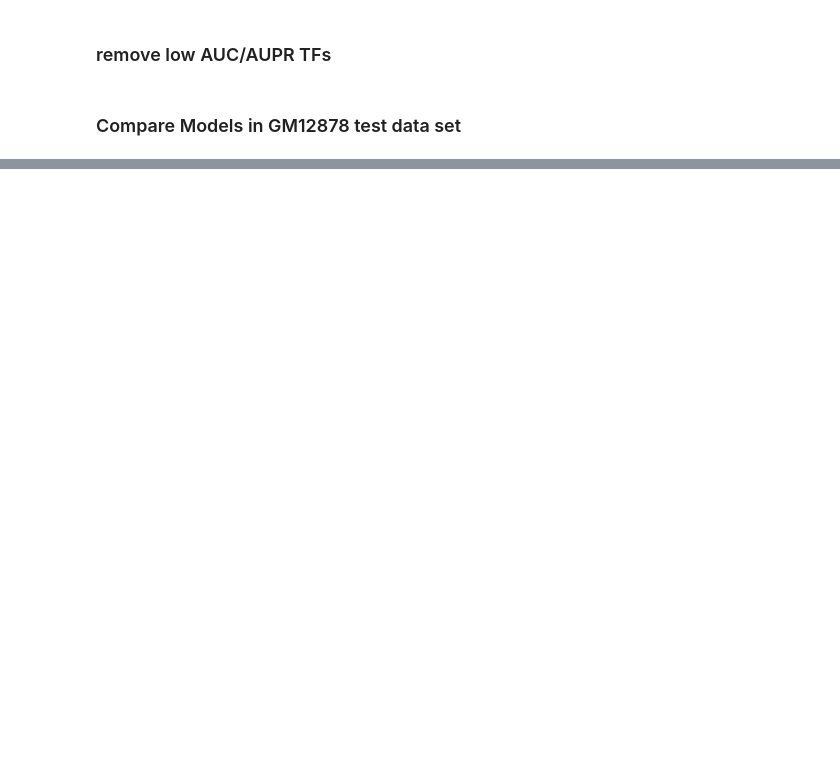
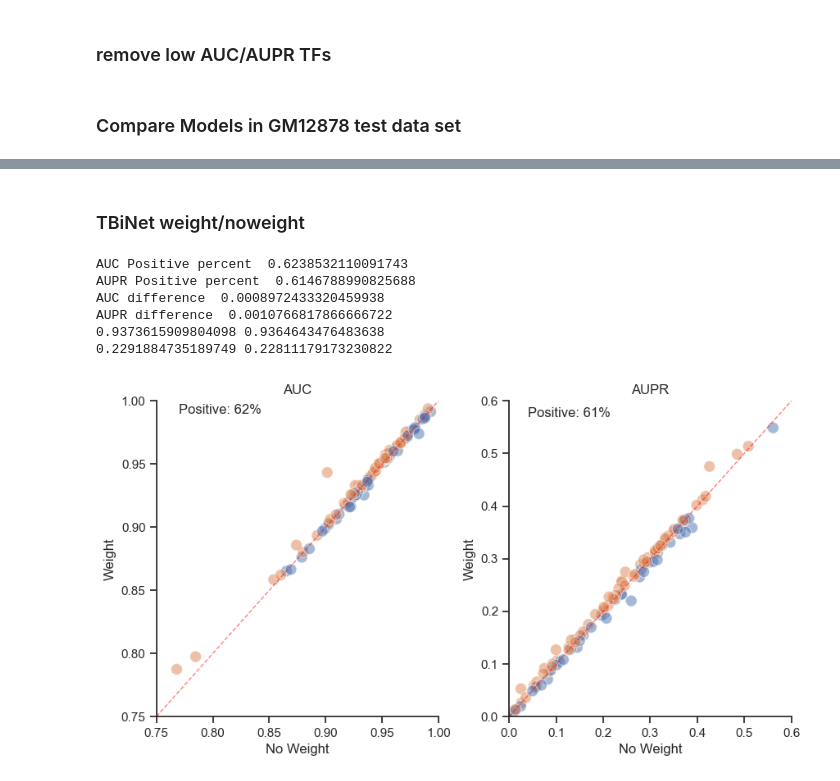
Before and after one commit to cmf1997/tfnet, a Jupyter notebook: others.ipynb, the cells around one changed output, grey strips where cells are left out. Drawn from its saved outputs; the diff is of its cells as text; code cells hidden in the pictures; blank space fills up the shorter version.

Commit message:
plot

```diff
--- a/others.ipynb
+++ b/others.ipynb
@@ -95,0 +99,12 @@ Deepformer_GM12878 = pd.read_csv("Deepformer_GM12878.eval.repl.tsv", header=0, i
+# %%
+scFAN_GM12878_noweight["Model"] = "scFAN"
+DeepATT_GM12878_noweight["Model"] = "DeepATT"
+DanQ_GM12878_noweight["Model"] = "DanQ"
+TBiNet_GM12878_noweight["Model"] = "TBiNet"
+Deepformer_GM12878_noweight["Model"] = "DeepFormer"
+
+scFAN_GM12878["Model"] = "scFAN"
+DeepATT_GM12878["Model"] = "DeepATT"
+DanQ_GM12878["Model"] = "DanQ"
+TBiNet_GM12878["Model"] = "TBiNet"
+Deepformer_GM12878["Model"] = "DeepFormer"
@@ -95,0 +239,60 @@ Deepformer_GM12878 = pd.read_csv("Deepformer_GM12878.eval.repl.tsv", header=0, i
+# %% [markdown]
+### TBiNet weight/noweight
+# %%
+custom_params = {"axes.spines.right": False, "axes.spines.top": False}
+sns.set_theme(style="ticks", rc=custom_params)
+
+fig, axs = plt.subplots(ncols=2)
+plt.subplots_adjust(wspace=0.25, hspace=0.25)
+plt.rcParams['figure.figsize']= (10, 5)
+custom_params = {"axes.spines.right": False, "axes.spines.top": False}
+sns.set_theme(style="ticks", rc=custom_params)
+
+
+auc_plot_data = pd.merge(TBiNet_GM12878_noweight.melt(id_vars=["TF_name"], value_vars=["AUC"], value_name="No Weight"), TBiNet_GM12878.melt(id_vars=["TF_name"], value_vars=["AUC"], value_name="Weight"), on=["TF_name","variable"], how="inner")
+auc_plot_data['group'] = auc_plot_data['No Weight'] < auc_plot_data['Weight']
+aupr_plot_data = pd.merge(TBiNet_GM12878_noweight.melt(id_vars=["TF_name"], value_vars=["AUPR"], value_name="No Weight"), TBiNet_GM12878.melt(id_vars=["TF_name"], value_vars=["AUPR"], value_name="Weight"), on=["TF_name","variable"], how="inner")
+aupr_plot_data['group'] = aupr_plot_data['No Weight'] < aupr_plot_data['Weight']
+print("AUC Positive percent ",sum(auc_plot_data['group'])/len(auc_plot_data['group']))
+print("AUPR Positive percent ",sum(aupr_plot_data['group'])/len(aupr_plot_data['group']))
+print("AUC difference ", auc_plot_data['Weight'].mean() - auc_plot_data['No Weight'].mean())
+print("AUPR difference ", aupr_plot_data['Weight'].mean() - aupr_plot_data['No Weight'].mean())
+print(auc_plot_data['Weight'].mean(), auc_plot_data['No Weight'].mean())
+print(aupr_plot_data['Weight'].mean(), aupr_plot_data['No Weight'].mean())
+
+
+# ---------------------- AUC ---------------------- #
+plot_data = pd.merge(TBiNet_GM12878_noweight.melt(id_vars=["TF_name"], value_vars=["AUC"], value_name="No Weight"), TBiNet_GM12878.melt(id_vars=["TF_name"], value_vars=["AUC"], value_name="Weight"), on=["TF_name","variable"], how="inner")
+plot_data['group'] = plot_data['No Weight'] < plot_data['Weight']
+sns.scatterplot(data=plot_data,
+                x="No Weight", y="Weight", alpha=0.5, hue='group', ax=axs[0], legend=False, s=100
+)
+xlim=(0.75,1); ylim=(0.75,1)
+axs[0].plot(xlim, ylim, ls="--", lw =1, alpha=0.5, c="red")
+axs[0].set(xlim=xlim,ylim=ylim)
+axs[0].set_title("AUC")
+
+axs[0].text(0.77, 0.99, f"Positive: 62%" )
+
+
+# ---------------------- AUPR ---------------------- #
+plot_data = pd.merge(TBiNet_GM12878_noweight.melt(id_vars=["TF_name"], value_vars=["AUPR"], value_name="No Weight"), TBiNet_GM12878.melt(id_vars=["TF_name"], value_vars=["AUPR"], value_name="Weight"), on=["TF_name","variable"], how="inner")
+plot_data['group'] = plot_data['No Weight'] < plot_data['Weight']
+sns.scatterplot(data=plot_data,
+                x="No Weight", y="Weight", alpha=0.5, hue='group', ax=axs[1], legend=False, s=100
+)
+xlim=(0, 0.6); ylim=(0,0.6)
+axs[1].plot(xlim, ylim, ls="--", lw =1, alpha=0.5, c="red")
+axs[1].set(xlim=xlim, ylim=ylim)
+axs[1].set_title("AUPR")
+axs[1].text(0.04, 0.57, f"Positive: 61%" )
+
+fig.savefig("results/model.TBiNet.compare.GM12878.weight.auc.aupr.pdf")
+# %% [output]
+AUC Positive percent  0.6238532110091743
+AUPR Positive percent  0.6146788990825688
+AUC difference  0.0008972433320459938
+AUPR difference  0.0010766817866666722
+0.9373615909804098 0.9364643476483638
+0.2291884735189749 0.22811179173230822
+[figure, added]
```
Also changed, not shown: parts of 15 cells of this notebook, 2 other files.
